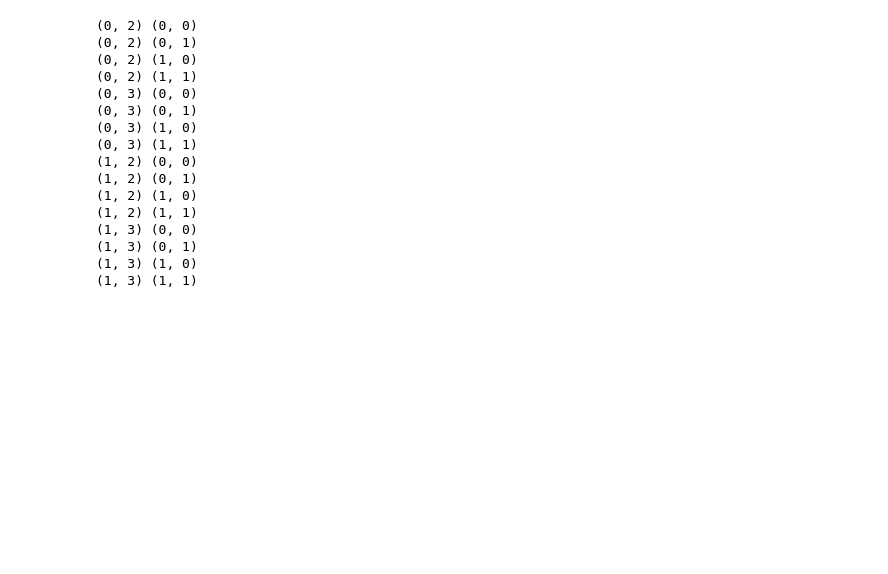
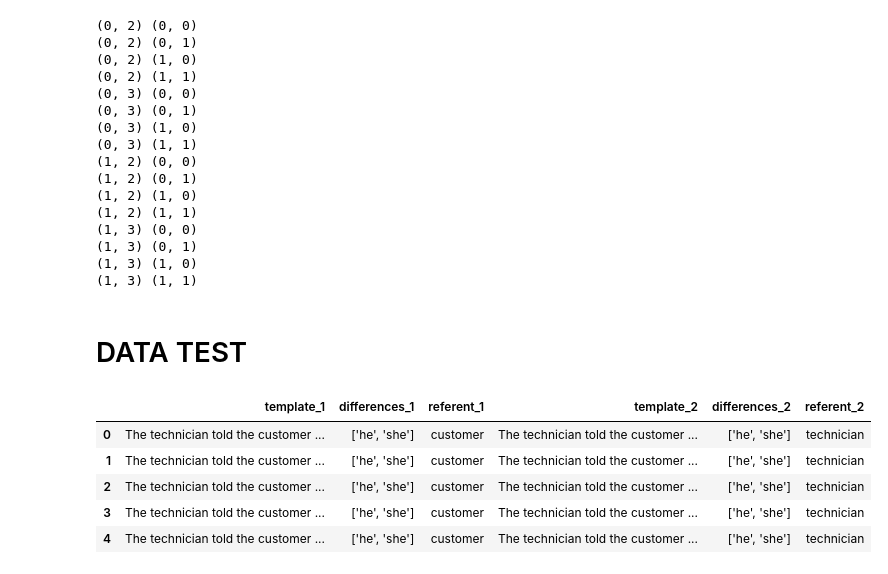
Before and after one commit to sagarkumar16/winogender_contextuality, a Jupyter notebook: notebooks/04-sk-assorted-tests.ipynb, the cells around one changed output. Cells and saved outputs as stored; diff of their text form; code cells hidden in the pictures; blank space fills up the shorter version.

```diff
--- a/notebooks/04-sk-assorted-tests.ipynb
+++ b/notebooks/04-sk-assorted-tests.ipynb
@@ -222,3 +222,5 @@ for p in arr.s:
 (1, 3) (0, 1)
 (1, 3) (1, 0)
 (1, 3) (1, 1)
+# %% [markdown]
+# DATA TEST
@@ -224,0 +231,11 @@ for p in arr.s:
+# %%
+df = pd.read_csv('/data_users1/sagar/winogender_contextuality/data/processed/wino_pairs.tsv', sep='\t')
+# %%
+df.head()
+# %% [output]
+|  | template_1 | differences_1 | referent_1 | template_2 | differences_2 | referent_2 |
+| 0 | The technician told the customer ... | ['he', 'she'] | customer | The technician told the customer ... | ['he', 'she'] | technician |
+| 1 | The technician told the customer ... | ['he', 'she'] | customer | The technician told the customer ... | ['he', 'she'] | technician |
+| 2 | The technician told the customer ... | ['he', 'she'] | customer | The technician told the customer ... | ['he', 'she'] | technician |
+| 3 | The technician told the customer ... | ['he', 'she'] | customer | The technician told the customer ... | ['he', 'she'] | technician |
+| 4 | The technician told the customer ... | ['he', 'she'] | customer | The technician told the customer ... | ['he', 'she'] | technician |
```
Also changed, not shown: parts of 3 cells of this notebook, 1 other file.
